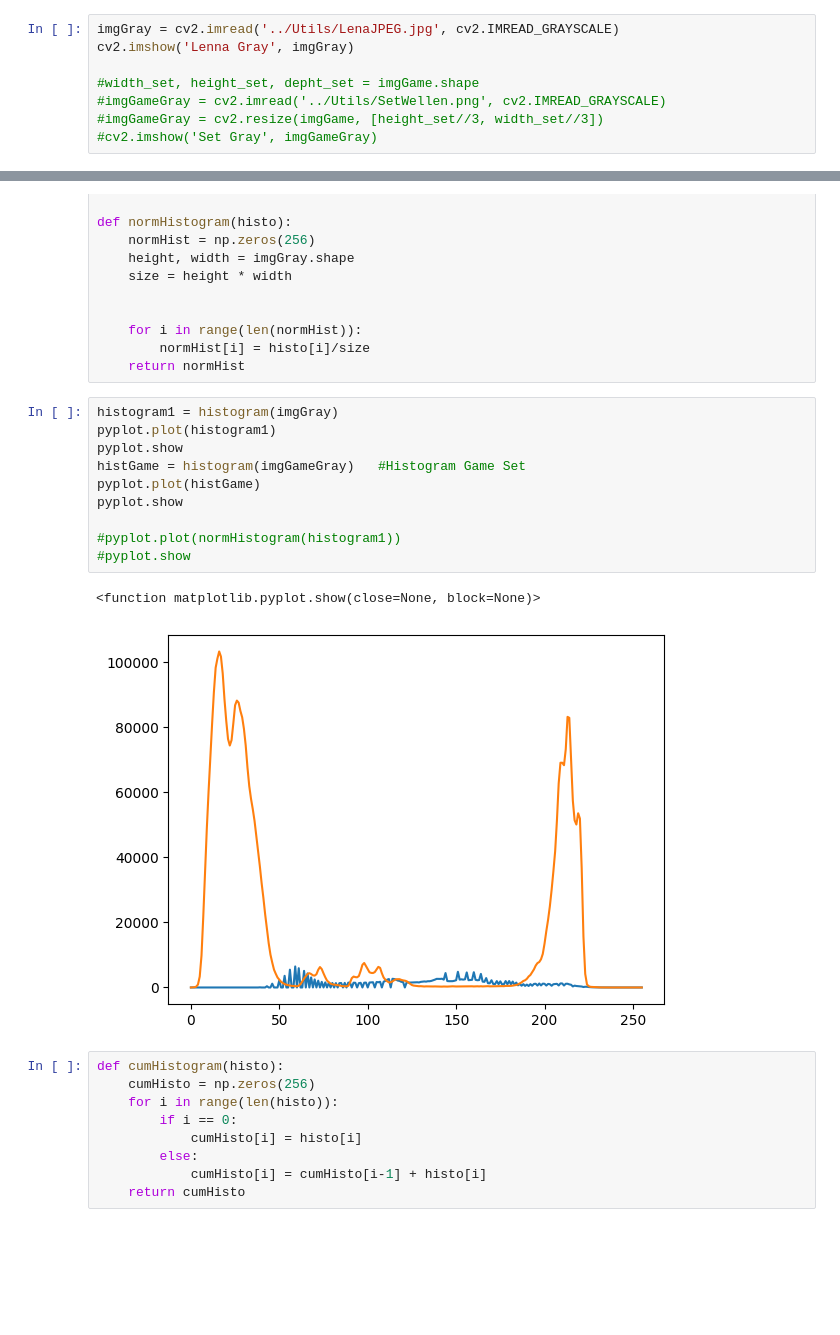
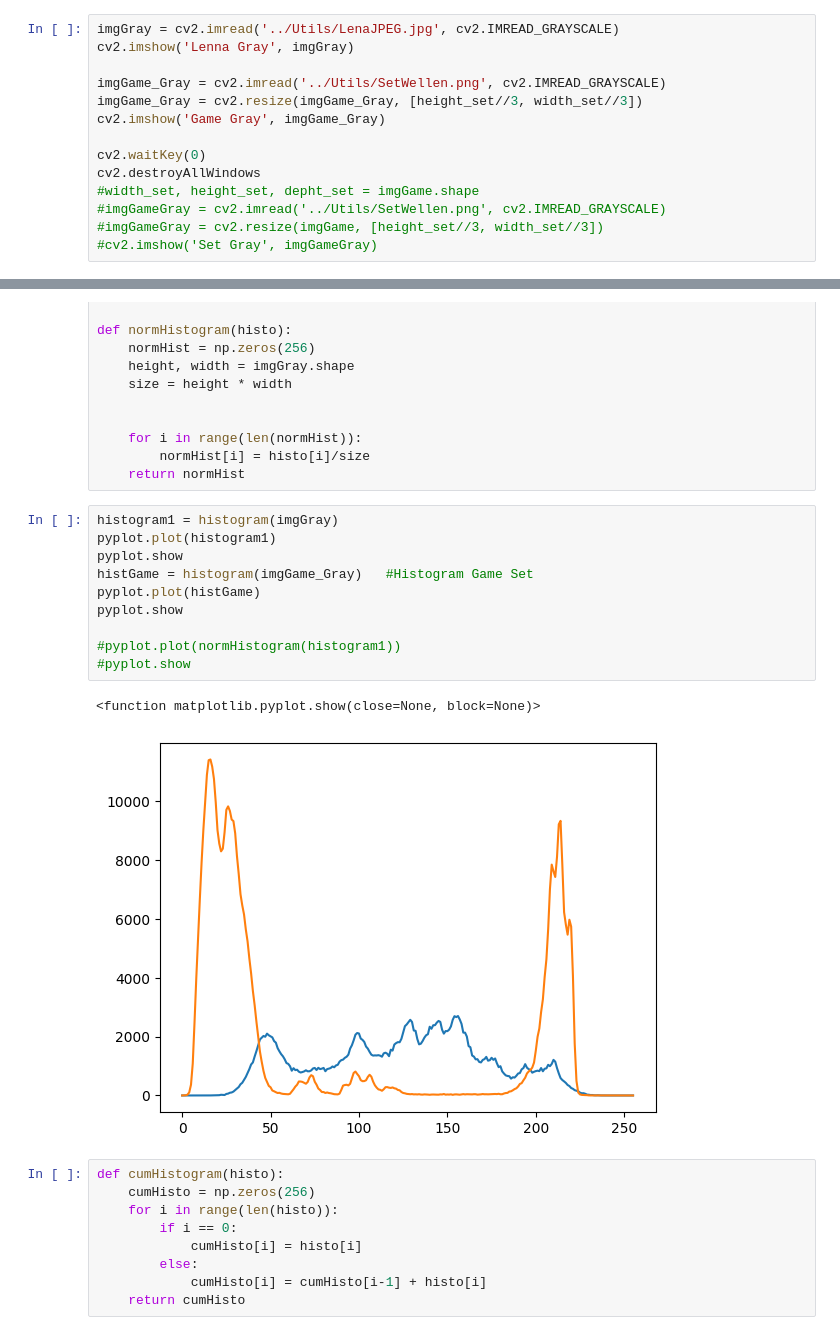
Before and after one commit to Billamw/Bildverarbeitung_THKoeln, a Jupyter notebook: Jair/BV1.ipynb, the cells around one changed output, grey strips where cells are left out. Saved outputs shown, nothing was run; the diff lists cells and outputs as text; blank space fills up the shorter version.

```diff
--- a/Jair/BV1.ipynb
+++ b/Jair/BV1.ipynb
@@ -21,6 +21,12 @@ cv2.destroyAllWindows
 imgGray = cv2.imread('../Utils/LenaJPEG.jpg', cv2.IMREAD_GRAYSCALE)
 cv2.imshow('Lenna Gray', imgGray)
 
+imgGame_Gray = cv2.imread('../Utils/SetWellen.png', cv2.IMREAD_GRAYSCALE)
+imgGame_Gray = cv2.resize(imgGame_Gray, [height_set//3, width_set//3])
+cv2.imshow('Game Gray', imgGame_Gray)
+
+cv2.waitKey(0)
+cv2.destroyAllWindows
 #width_set, height_set, depht_set = imgGame.shape
 #imgGameGray = cv2.imread('../Utils/SetWellen.png', cv2.IMREAD_GRAYSCALE)
 #imgGameGray = cv2.resize(imgGame, [height_set//3, width_set//3])
@@ -58,16 +64,16 @@ def normHistogram(histo):
 # %%
 histogram1 = histogram(imgGray)
 pyplot.plot(histogram1)
 pyplot.show
-histGame = histogram(imgGameGray)   #Histogram Game Set
+histGame = histogram(imgGame_Gray)   #Histogram Game Set
 pyplot.plot(histGame)
 pyplot.show
 
 #pyplot.plot(normHistogram(histogram1))
 #pyplot.show
 # %% [output]
 <function matplotlib.pyplot.show(close=None, block=None)>
-[figure, old version]
+[figure, new version]
 # %%
 def cumHistogram(histo):
     cumHisto = np.zeros(256)
```
Also changed, not shown: parts of 16 cells of this notebook.
